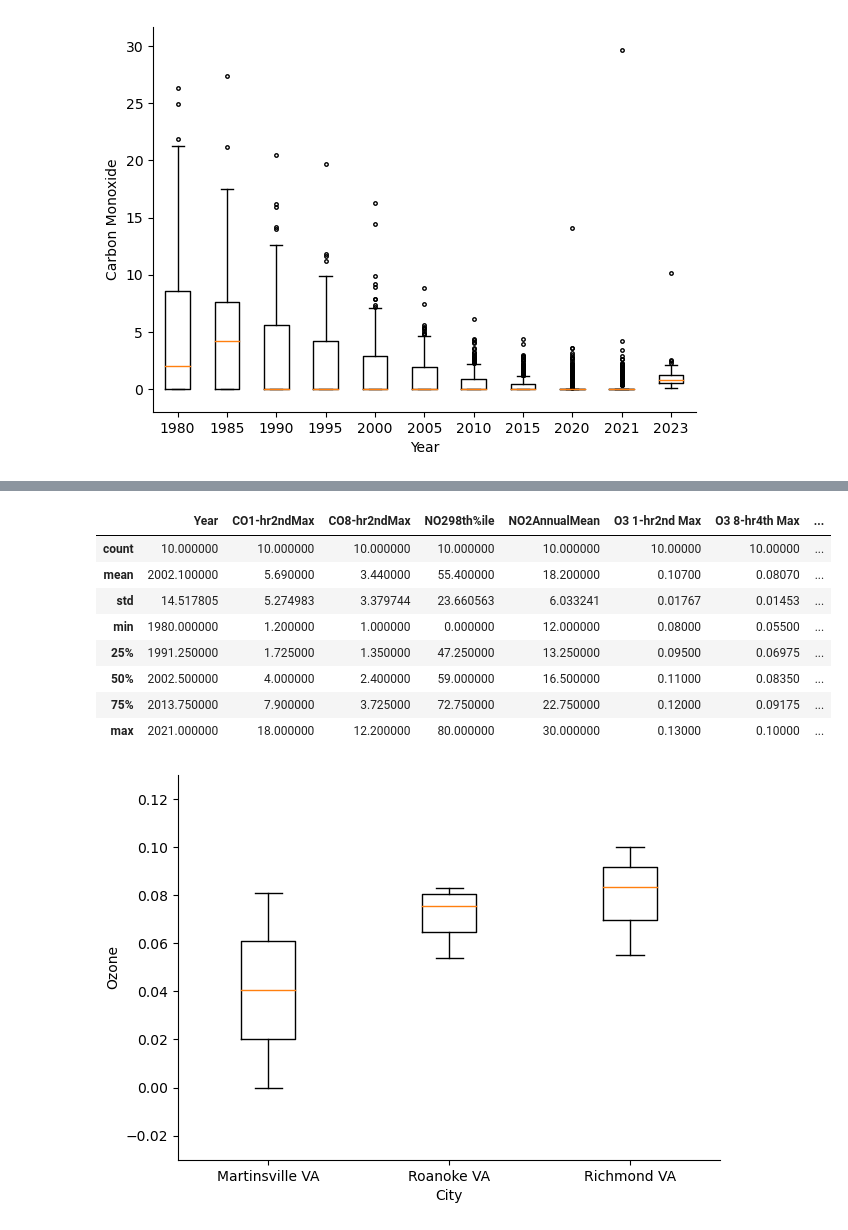
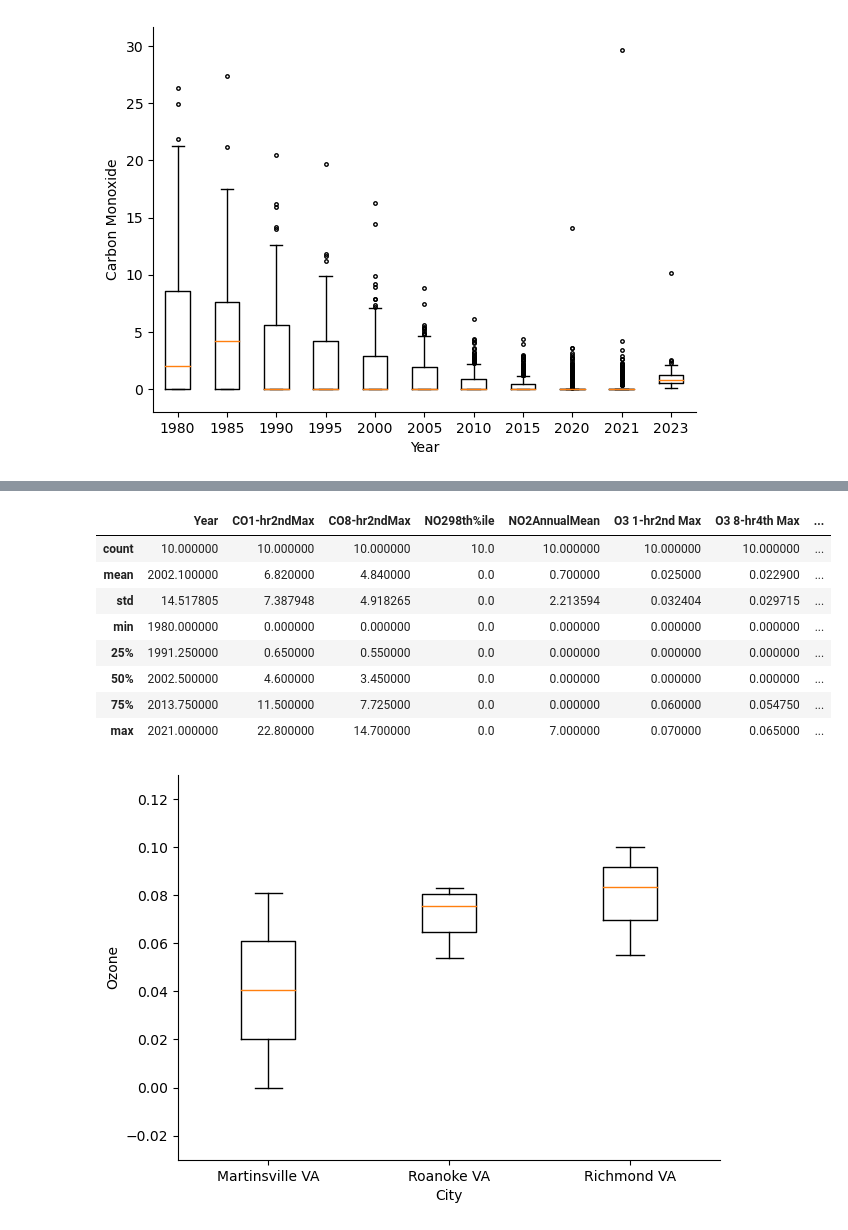
Before and after one commit to atrumbull26/Team7, a Jupyter notebook: StoryAndVis.ipynb, the cells around one changed output, grey strips where cells are left out. Saved outputs shown, nothing was run; the diff lists cells and outputs as text; code cells hidden in the pictures.

```diff
--- a/StoryAndVis.ipynb
+++ b/StoryAndVis.ipynb
@@ -100,18 +90,17 @@ for city in list(df['CBSA'].unique()):
 # %%
-df_martin = df[df['CBSA']=='Martinsville VA']
-df_roanoke = df[df['CBSA']=='Roanoke VA']
+df_rochester = df[df['CBSA']=='Missoula MT']
 df_richmond = df[df['CBSA']=='Richmond VA']
-df_richmond.describe()
+df_rochester.describe()
 # %% [output]
 |  | Year | CO1-hr2ndMax | CO8-hr2ndMax | NO298th%ile | NO2AnnualMean | O3 1-hr2nd Max | O3 8-hr4th Max | ... |
-| count | 10.000000 | 10.000000 | 10.000000 | 10.000000 | 10.000000 | 10.00000 | 10.00000 | ... |
-| mean | 2002.100000 | 5.690000 | 3.440000 | 55.400000 | 18.200000 | 0.10700 | 0.08070 | ... |
-| std | 14.517805 | 5.274983 | 3.379744 | 23.660563 | 6.033241 | 0.01767 | 0.01453 | ... |
-| min | 1980.000000 | 1.200000 | 1.000000 | 0.000000 | 12.000000 | 0.08000 | 0.05500 | ... |
-| 25% | 1991.250000 | 1.725000 | 1.350000 | 47.250000 | 13.250000 | 0.09500 | 0.06975 | ... |
-| 50% | 2002.500000 | 4.000000 | 2.400000 | 59.000000 | 16.500000 | 0.11000 | 0.08350 | ... |
-| 75% | 2013.750000 | 7.900000 | 3.725000 | 72.750000 | 22.750000 | 0.12000 | 0.09175 | ... |
-| max | 2021.000000 | 18.000000 | 12.200000 | 80.000000 | 30.000000 | 0.13000 | 0.10000 | ... |
+| count | 10.000000 | 10.000000 | 10.000000 | 10.0 | 10.000000 | 10.000000 | 10.000000 | ... |
+| mean | 2002.100000 | 6.820000 | 4.840000 | 0.0 | 0.700000 | 0.025000 | 0.022900 | ... |
+| std | 14.517805 | 7.387948 | 4.918265 | 0.0 | 2.213594 | 0.032404 | 0.029715 | ... |
+| min | 1980.000000 | 0.000000 | 0.000000 | 0.0 | 0.000000 | 0.000000 | 0.000000 | ... |
+| 25% | 1991.250000 | 0.650000 | 0.550000 | 0.0 | 0.000000 | 0.000000 | 0.000000 | ... |
+| 50% | 2002.500000 | 4.600000 | 3.450000 | 0.0 | 0.000000 | 0.000000 | 0.000000 | ... |
+| 75% | 2013.750000 | 11.500000 | 7.725000 | 0.0 | 0.000000 | 0.060000 | 0.054750 | ... |
+| max | 2021.000000 | 22.800000 | 14.700000 | 0.0 | 7.000000 | 0.070000 | 0.065000 | ... |
 # %%
 #Ozone
 cities = ['Martinsville VA', 'Roanoke VA', 'Richmond VA']
```
Also changed, not shown: parts of 8 cells of this notebook.
